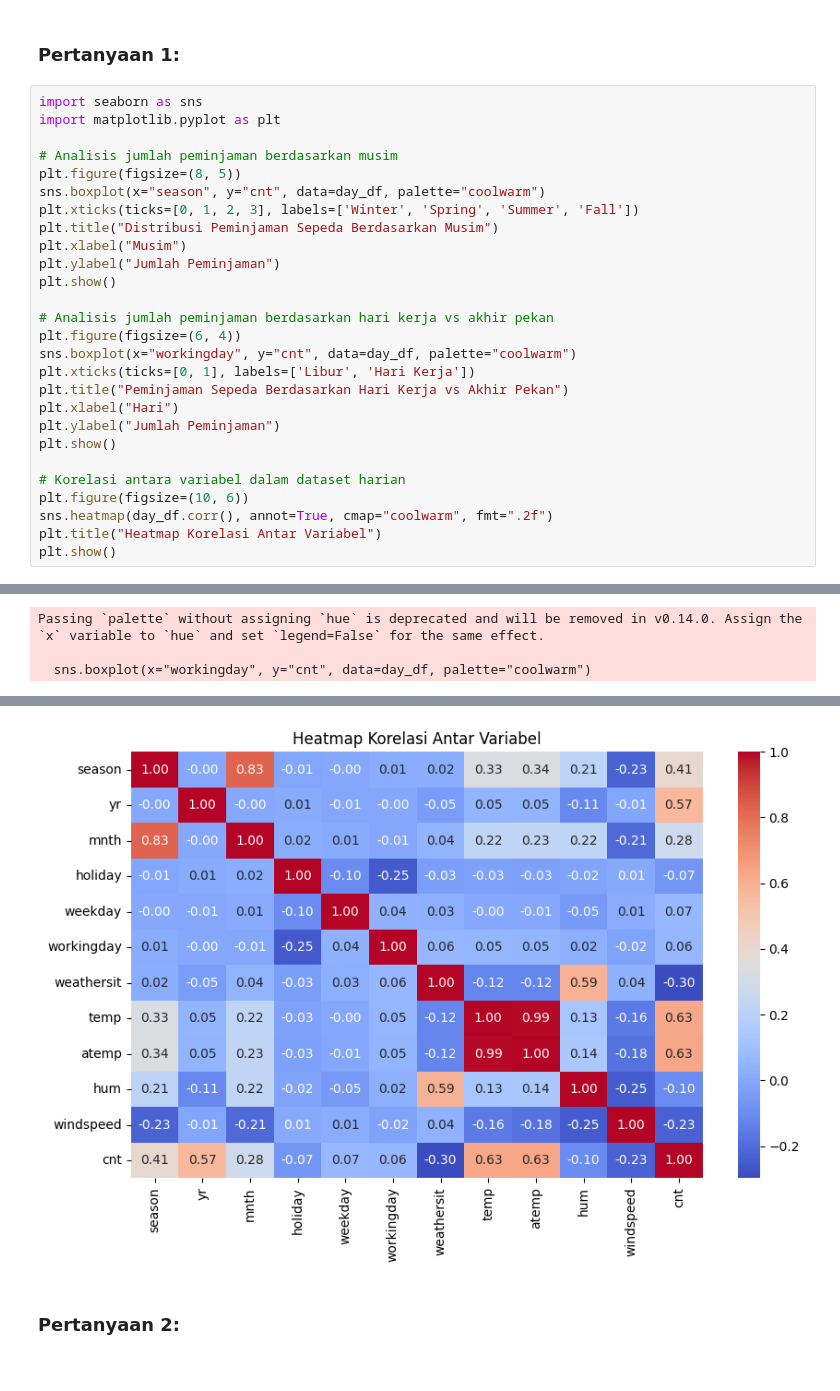
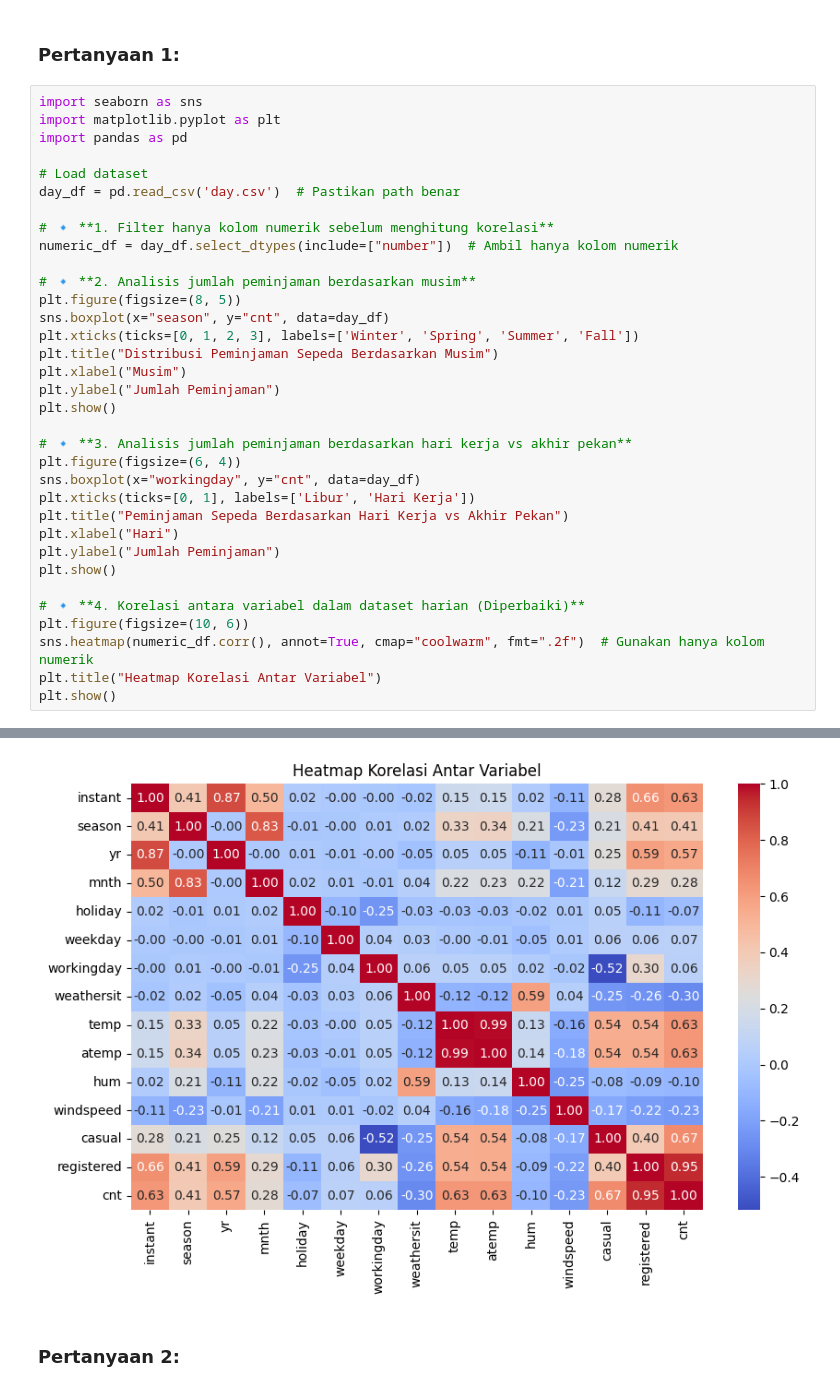
Before and after one commit to Sholahuddinoob/Bike-Sharing-Dataset, a Jupyter notebook: notebook.ipynb, the cells around one changed output, grey strips where cells are left out. Cells and saved outputs as stored; diff of their text form.

```diff
--- a/notebook.ipynb
+++ b/notebook.ipynb
@@ -193,28 +200,35 @@ max        1.000000      0.850700    977.000000
 # %%
 import seaborn as sns
 import matplotlib.pyplot as plt
+import pandas as pd
 
-# Analisis jumlah peminjaman berdasarkan musim
+# Load dataset
+day_df = pd.read_csv('day.csv')  # Pastikan path benar
+
+# 🔹 **1. Filter hanya kolom numerik sebelum menghitung korelasi**
+numeric_df = day_df.select_dtypes(include=["number"])  # Ambil hanya kolom numerik
+
+# 🔹 **2. Analisis jumlah peminjaman berdasarkan musim**
 plt.figure(figsize=(8, 5))
-sns.boxplot(x="season", y="cnt", data=day_df, palette="coolwarm")
+sns.boxplot(x="season", y="cnt", data=day_df)
 plt.xticks(ticks=[0, 1, 2, 3], labels=['Winter', 'Spring', 'Summer', 'Fall'])
 plt.title("Distribusi Peminjaman Sepeda Berdasarkan Musim")
 plt.xlabel("Musim")
 plt.ylabel("Jumlah Peminjaman")
 plt.show()
 
-# Analisis jumlah peminjaman berdasarkan hari kerja vs akhir pekan
+# 🔹 **3. Analisis jumlah peminjaman berdasarkan hari kerja vs akhir pekan**
 plt.figure(figsize=(6, 4))
-sns.boxplot(x="workingday", y="cnt", data=day_df, palette="coolwarm")
+sns.boxplot(x="workingday", y="cnt", data=day_df)
 plt.xticks(ticks=[0, 1], labels=['Libur', 'Hari Kerja'])
 plt.title("Peminjaman Sepeda Berdasarkan Hari Kerja vs Akhir Pekan")
 plt.xlabel("Hari")
 plt.ylabel("Jumlah Peminjaman")
 plt.show()
 
-# Korelasi antara variabel dalam dataset harian
+# 🔹 **4. Korelasi antara variabel dalam dataset harian (Diperbaiki)**
 plt.figure(figsize=(10, 6))
-sns.heatmap(day_df.corr(), annot=True, cmap="coolwarm", fmt=".2f")
+sns.heatmap(numeric_df.corr(), annot=True, cmap="coolwarm", fmt=".2f")  # Gunakan hanya kolom numerik
 plt.title("Heatmap Korelasi Antar Variabel")
 plt.show()
 # %% [output]
@@ -225,3 +235,0 @@ Passing `palette` without assigning `hue` is deprecated and will be removed in v
-Passing `palette` without assigning `hue` is deprecated and will be removed in v0.14.0. Assign the `x` variable to `hue` and set `legend=False` for the same effect.
-
-  sns.boxplot(x="workingday", y="cnt", data=day_df, palette="coolwarm")
@@ -229,4 +237,4 @@ Passing `palette` without assigning `hue` is deprecated and will be removed in v
-[figure, old version]
+[figure, new version]
 # %% [markdown]
 ### Pertanyaan 2:
 # %%
```
Also changed, not shown: parts of 3 cells of this notebook.
